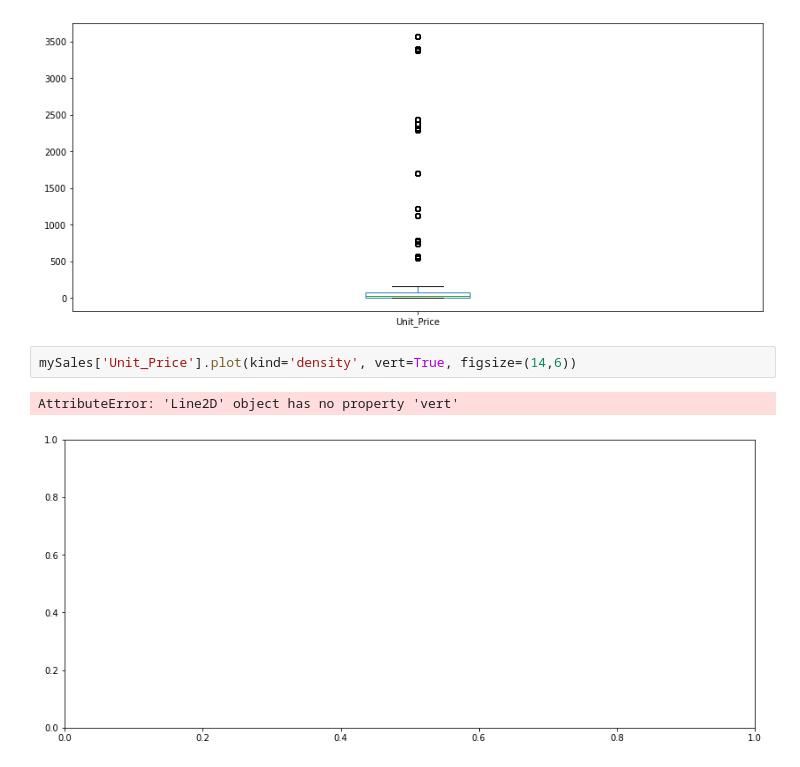
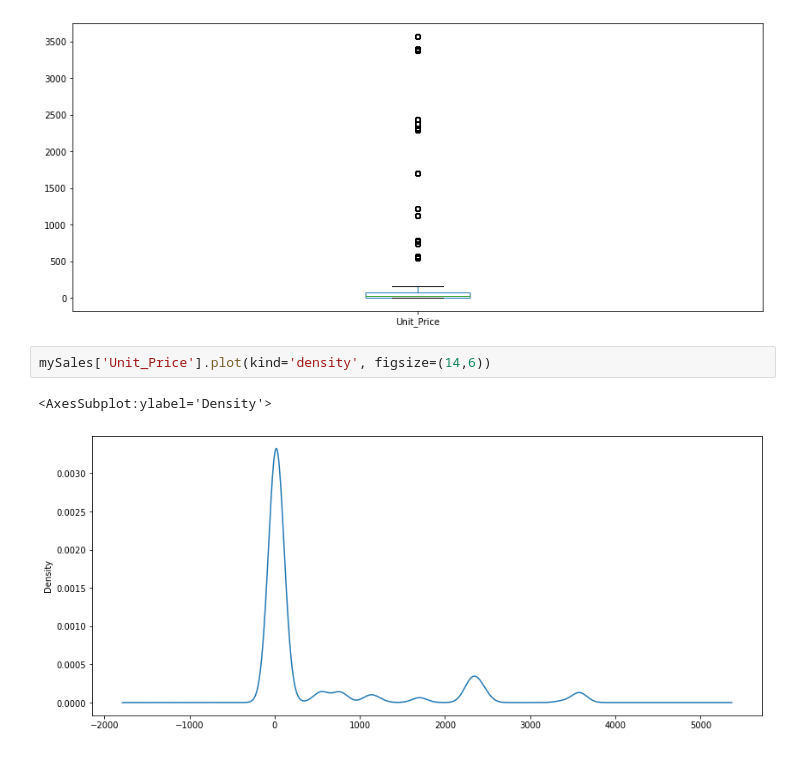
Before and after one commit to LesleyBonyo/Data-science, a Jupyter notebook: Jan_19_fcc.ipynb, the cells around one changed output. Saved outputs shown, nothing was run; the diff lists cells and outputs as text.

```diff
--- a/Jan_19_fcc.ipynb
+++ b/Jan_19_fcc.ipynb
@@ -82,7 +84,7 @@ mySales['Unit_Price'].plot(kind='box', vert=True, figsize=(14,6))
 <AxesSubplot:>
 [figure]
 # %%
-mySales['Unit_Price'].plot(kind='density', vert=True, figsize=(14,6))
+mySales['Unit_Price'].plot(kind='density', figsize=(14,6))
 # %% [output]
-AttributeError: 'Line2D' object has no property 'vert'
+<AxesSubplot:ylabel='Density'>
-[figure, old version]
+[figure, new version]
```
Also changed, not shown: parts of 15 cells of this notebook.
